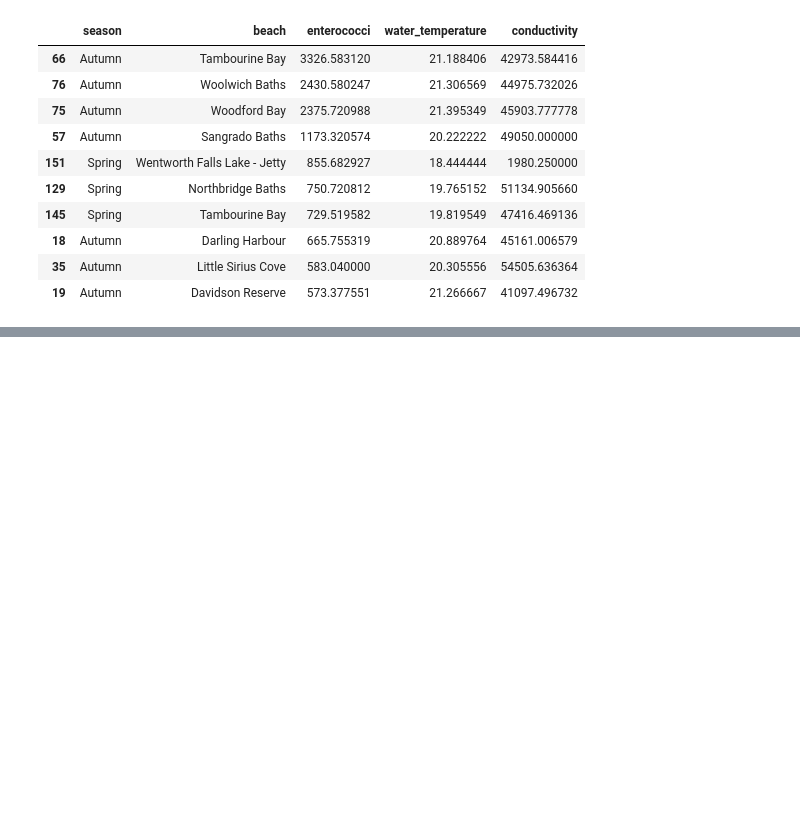
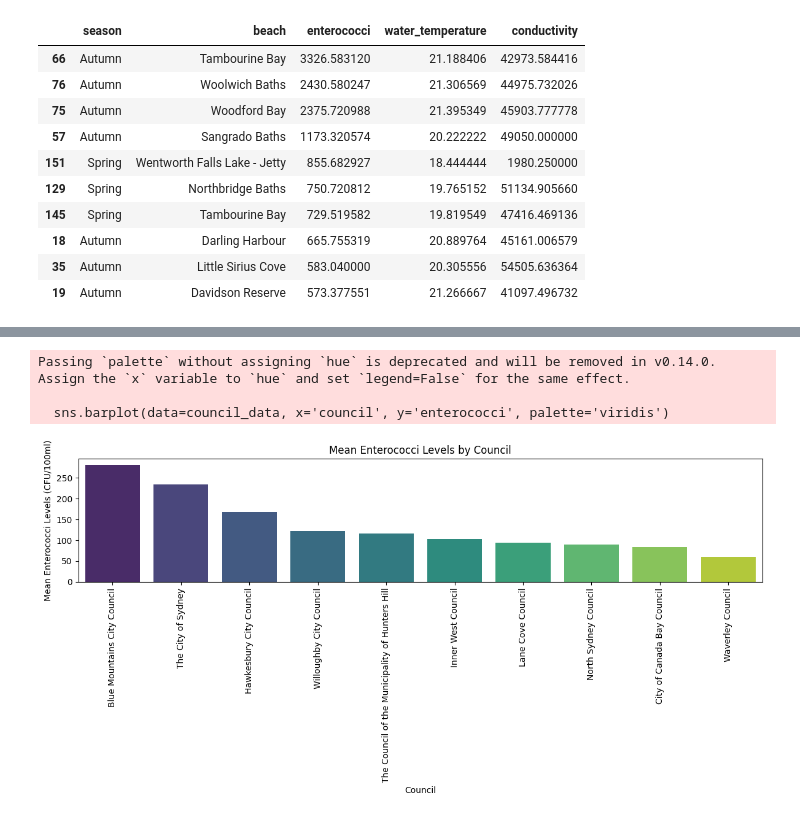
Before and after one commit to ipktpz/beach_water_quality, a Jupyter notebook: sydney_water_quality.ipynb, the cells around one changed output, grey strips where cells are left out. Cells and saved outputs as stored; diff of their text form; code cells hidden in the pictures; blank space fills up the shorter version.

```diff
--- a/sydney_water_quality.ipynb
+++ b/sydney_water_quality.ipynb
@@ -180,0 +186,18 @@ yearly_trends.head(10)
+# %%
+# What is the distribution of enterococci levels across different councils?
+council_data = merged_data_clean.groupby('council').agg({'enterococci': 'mean'}).reset_index().sort_values(by='enterococci', ascending=False).head(10)
+council_data
+# Visualizing the distribution of enterococci levels across councils
+plt.figure(figsize=(12, 6))
+sns.barplot(data=council_data, x='council', y='enterococci', palette='viridis')
+plt.title('Mean Enterococci Levels by Council')
+plt.xlabel('Council')
+plt.ylabel('Mean Enterococci Levels (CFU/100ml)')
+plt.xticks(rotation=90)
+plt.tight_layout()
+plt.show()
+# %% [output]
+Passing `palette` without assigning `hue` is deprecated and will be removed in v0.14.0. Assign the `x` variable to `hue` and set `legend=False` for the same effect.
+
+  sns.barplot(data=council_data, x='council', y='enterococci', palette='viridis')
+[figure, added]
```
Also changed, not shown: parts of 17 cells of this notebook, 2 other files.
